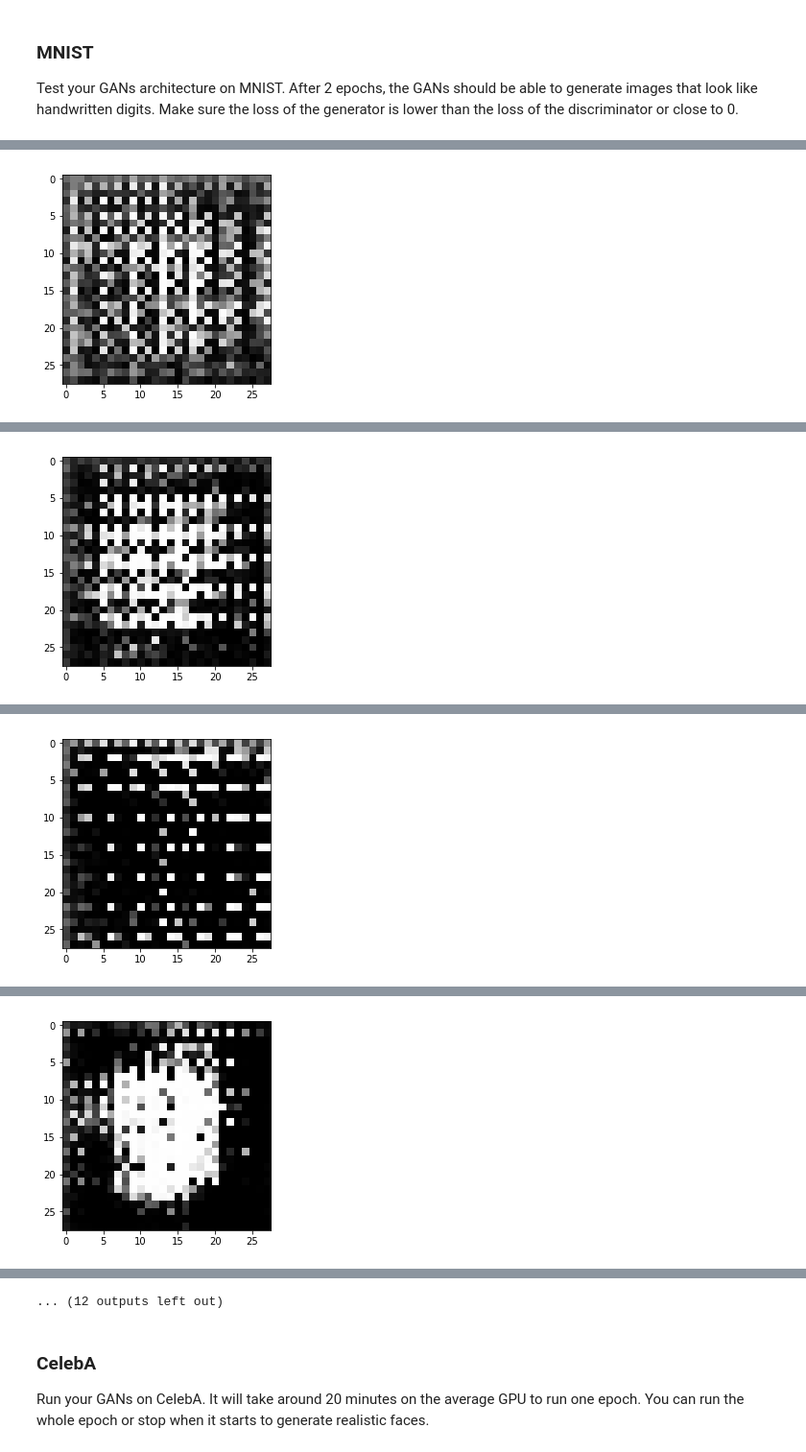
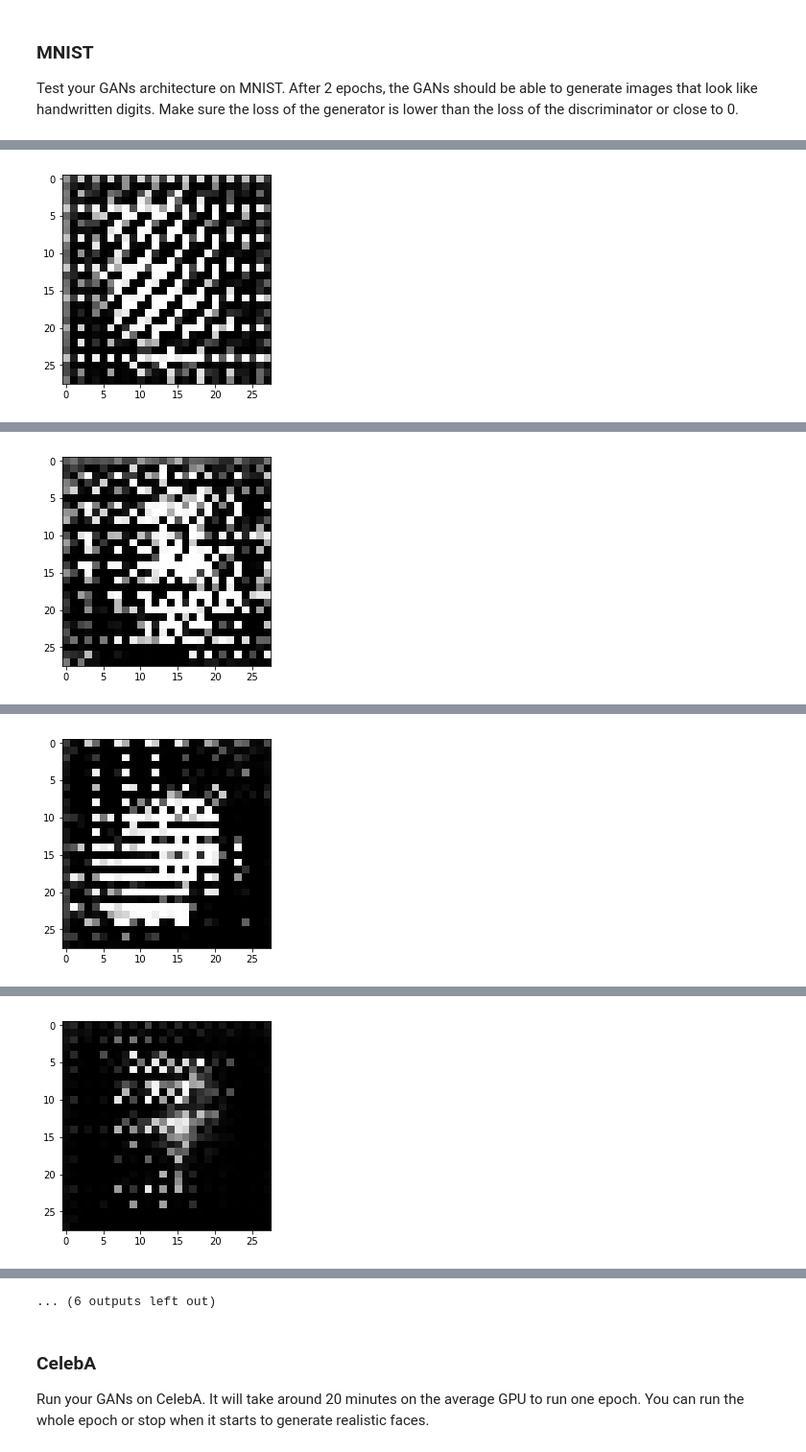
Before and after one commit to seaswander/Face_Generation, a Jupyter notebook: dlnd_face_generation.ipynb, the cells around one changed output, grey strips where cells are left out. Shown at 96% size. Cells and saved outputs as stored; diff of their text form; code cells hidden in the pictures.

```diff
--- a/dlnd_face_generation.ipynb
+++ b/dlnd_face_generation.ipynb
@@ -349,7 +349,7 @@ def train(epoch_count, batch_size, z_dim, learning_rate, beta1, get_batches, dat
     sample_z = np.random.uniform(-1, 1, size=(72, z_dim))
     samples, losses = [], []
     steps = 0
-    print_every = 100
+    print_every = 200
 
     # Input parameters
     inputs_real, inputs_z, lr = model_inputs(data_shape[1], data_shape[2], data_shape[3], z_dim)
@@ -406,7 +406,7 @@ def train(epoch_count, batch_size, z_dim, learning_rate, beta1, get_batches, dat
 ### MNIST
 Test your GANs architecture on MNIST.  After 2 epochs, the GANs should be able to generate images that look like handwritten digits.  Make sure the loss of the generator is lower than the loss of the discriminator or close to 0.
 # %%
-batch_size = 100
+batch_size = 64
 z_dim = 100
 learning_rate = 0.002
 beta1 = 0.5
@@ -426 +426 @@ Epoch 1/2... Discriminator Loss: 1.5151... Generator Loss: 0.6885
-[figure, old version]
+[figure, new version]
@@ -428 +428 @@ Epoch 1/2... Discriminator Loss: 1.3345... Generator Loss: 0.7664
-[figure, old version]
+[figure, new version]
@@ -430 +430 @@ Epoch 1/2... Discriminator Loss: 0.6514... Generator Loss: 1.3389
-[figure, old version]
+[figure, new version]
@@ -432 +432 @@ Epoch 1/2... Discriminator Loss: 1.1192... Generator Loss: 0.8828
-[figure, old version]
+[figure, new version]
@@ -437,4 +437,4 @@ Epoch 1/2... Discriminator Loss: 1.3299... Generator Loss: 0.7867
-... (12 outputs left out)
+... (6 outputs left out)
 # %% [markdown]
 ### CelebA
 Run your GANs on CelebA.  It will take around 20 minutes on the average GPU to run one epoch.  You can run the whole epoch or stop when it starts to generate realistic faces.
```
Also changed, not shown: parts of 3 cells of this notebook, 1 other file.
